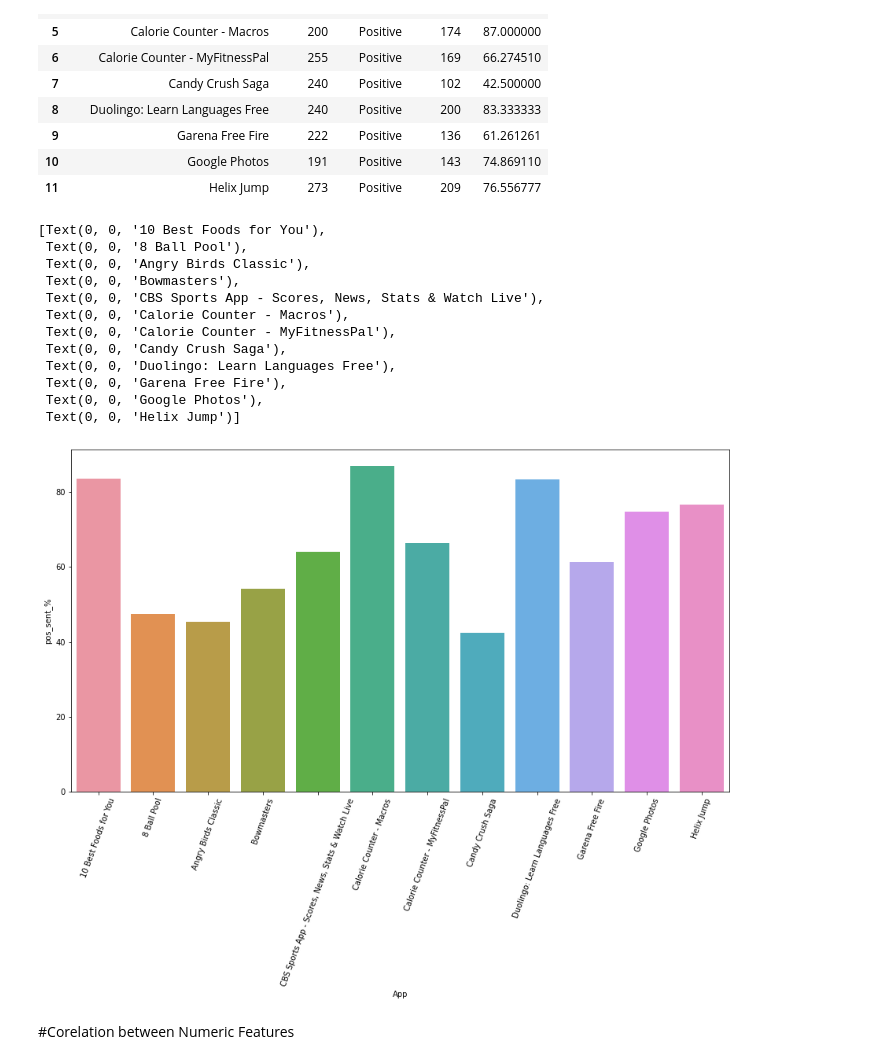
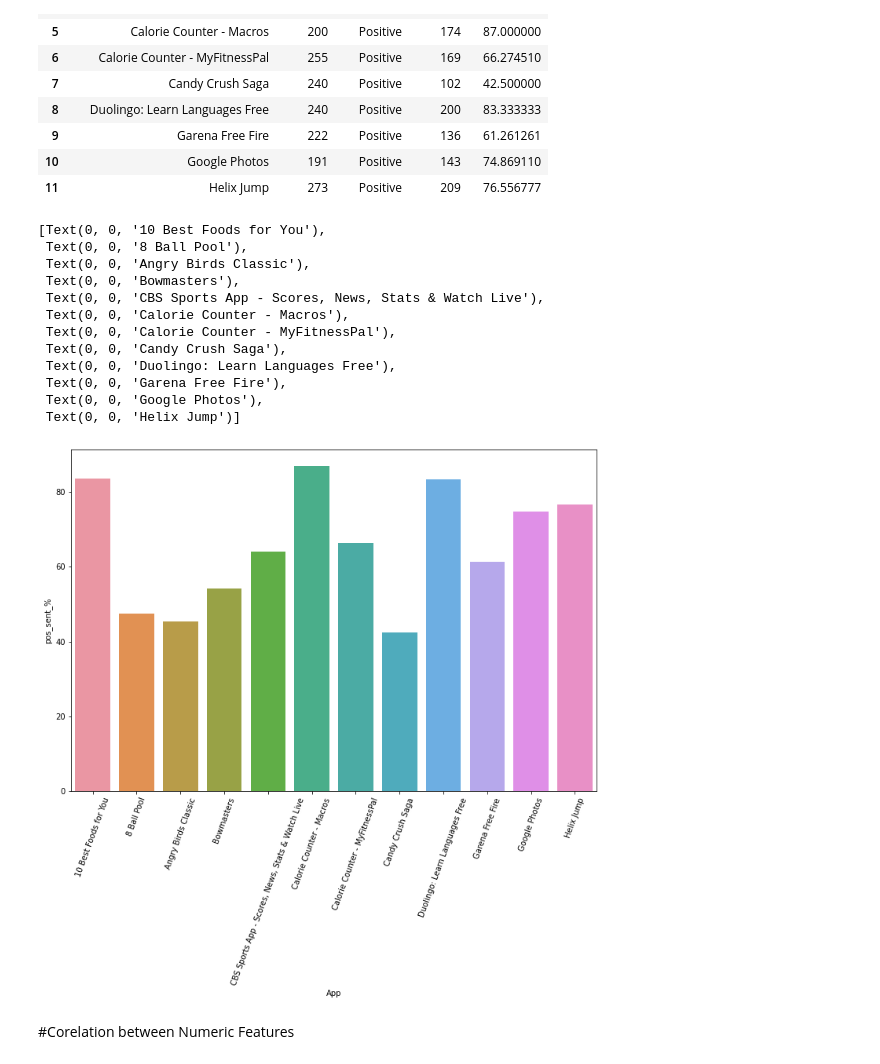
Before and after one commit to Rushikesh3005/Google-Play-Store-analysis, a Jupyter notebook: Google_Play_Store_Analysis_.ipynb, the cells around one changed output. Saved outputs shown, nothing was run; the diff lists cells and outputs as text; code cells hidden in the pictures.

```diff
--- a/Google_Play_Store_Analysis_.ipynb
+++ b/Google_Play_Store_Analysis_.ipynb
@@ -70,7 +70,7 @@ df1
 | 10840 | iHoroscope - 2018 Daily Horoscope... | LIFESTYLE | 4.5 | 398307 | 19M | 10,000,000+ | Free | 0 | Everyone | Lifestyle | ... |
 10841 rows × 13 columns
 # %%
-df2=pd.read_csv('/content/mydrive/MyDrive/Almabetter/Copy of User Reviews.csv')
+df2=pd.read_csv('/content/mydrive/MyDrive/ML PROJECTS/EDA on gooogle play store data/Copy of User Reviews.csv')
 # %%
 df2
 # %% [output]
@@ -323,23 +334,23 @@ df4
 | 10 | Google Photos | 191 | Positive | 143 | 74.869110 |
 | 11 | Helix Jump | 273 | Positive | 209 | 76.556777 |
 # %%
-plt.figure(figsize = (15,8))
+plt.figure(figsize = (12,8))
 ax = sns.barplot(x = 'App', y = 'pos_sent_%',data = df4)
 ax.set_xticklabels(ax.get_xticklabels(),rotation = 70)
 # %% [output]
 [Text(0, 0, '10 Best Foods for You'),
  Text(0, 0, '8 Ball Pool'),
  Text(0, 0, 'Angry Birds Classic'),
  Text(0, 0, 'Bowmasters'),
  Text(0, 0, 'CBS Sports App - Scores, News, Stats & Watch Live'),
  Text(0, 0, 'Calorie Counter - Macros'),
  Text(0, 0, 'Calorie Counter - MyFitnessPal'),
  Text(0, 0, 'Candy Crush Saga'),
  Text(0, 0, 'Duolingo: Learn Languages Free'),
  Text(0, 0, 'Garena Free Fire'),
  Text(0, 0, 'Google Photos'),
  Text(0, 0, 'Helix Jump')]
-[figure, old version]
+[figure, new version]
 # %% [markdown]
 #Corelation between Numeric Features
 # %%
```
Also changed, not shown: parts of 5 cells of this notebook.
